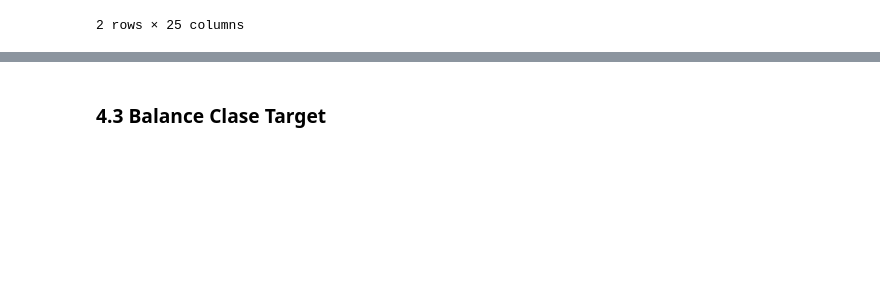
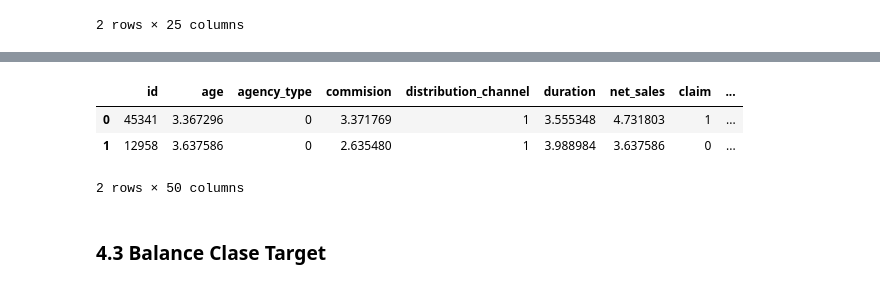
Before and after one commit to gdelgador/MineriaDatos, a Jupyter notebook: Actividad1.ipynb, the cells around one changed output, grey strips where cells are left out. Drawn from its saved outputs; the diff is of its cells as text; code cells hidden in the pictures; blank space fills up the shorter version.

```diff
--- a/Actividad1.ipynb
+++ b/Actividad1.ipynb
@@ -611,3 +604,10 @@ memory usage: 31.0+ MB
+# %%
+concatenated_df.head(2)
+# %% [output]
+|  | id | age | agency_type | commision | distribution_channel | duration | net_sales | claim | ... |
+| 0 | 45341 | 3.367296 | 0 | 3.371769 | 1 | 3.555348 | 4.731803 | 1 | ... |
+| 1 | 12958 | 3.637586 | 0 | 2.635480 | 1 | 3.988984 | 3.637586 | 0 | ... |
+2 rows × 50 columns
 # %% [markdown]
 ### 4.3 Balance Clase Target
 # %%
```
Also changed, not shown: parts of 21 cells of this notebook, 2 other files.
